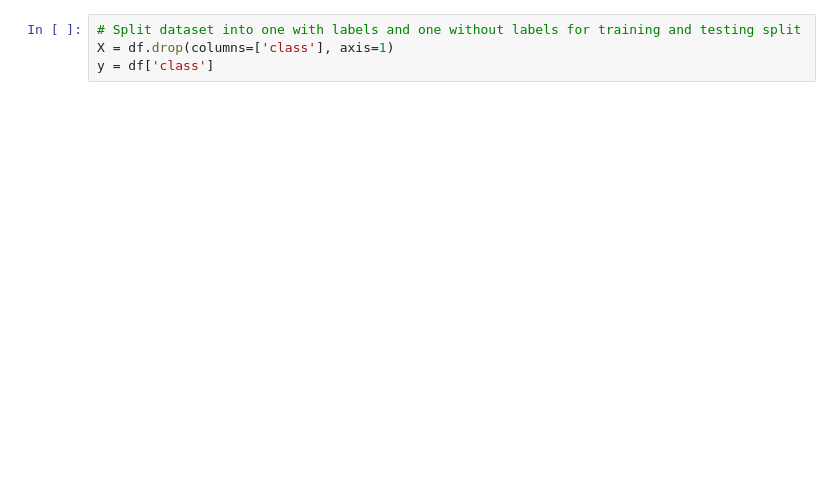
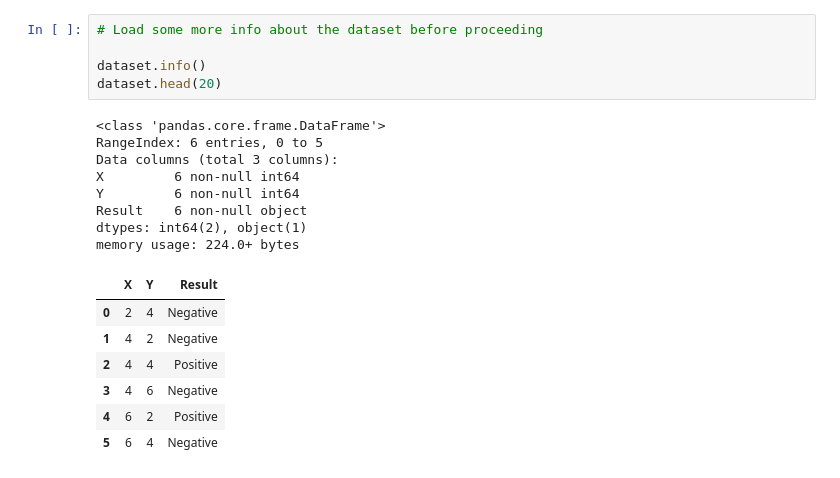
Before and after one commit to aadiiitiii/LP-3, a Jupyter notebook: ML/3/kNNClassifier.ipynb, the cells around one changed output. Drawn from its saved outputs; the diff is of its cells as text; blank space fills up the shorter version.

```diff
--- a/ML/3/kNNClassifier.ipynb
+++ b/ML/3/kNNClassifier.ipynb
@@ -45,4 +152,21 @@ df.head()
-# %%
-# Split dataset into one with labels and one without labels for training and testing split
-X = df.drop(columns=['class'], axis=1)
-y = df['class']
+# %%
+# Load some more info about the dataset before proceeding
+
+dataset.info()
+dataset.head(20)
+# %% [output]
+<class 'pandas.core.frame.DataFrame'>
+RangeIndex: 6 entries, 0 to 5
+Data columns (total 3 columns):
+X         6 non-null int64
+Y         6 non-null int64
+Result    6 non-null object
+dtypes: int64(2), object(1)
+memory usage: 224.0+ bytes
+|  | X | Y | Result |
+| 0 | 2 | 4 | Negative |
+| 1 | 4 | 2 | Negative |
+| 2 | 4 | 4 | Positive |
+| 3 | 4 | 6 | Negative |
+| 4 | 6 | 2 | Positive |
+| 5 | 6 | 4 | Negative |
```
Also changed, not shown: parts of 17 cells of this notebook, 12 other files.
